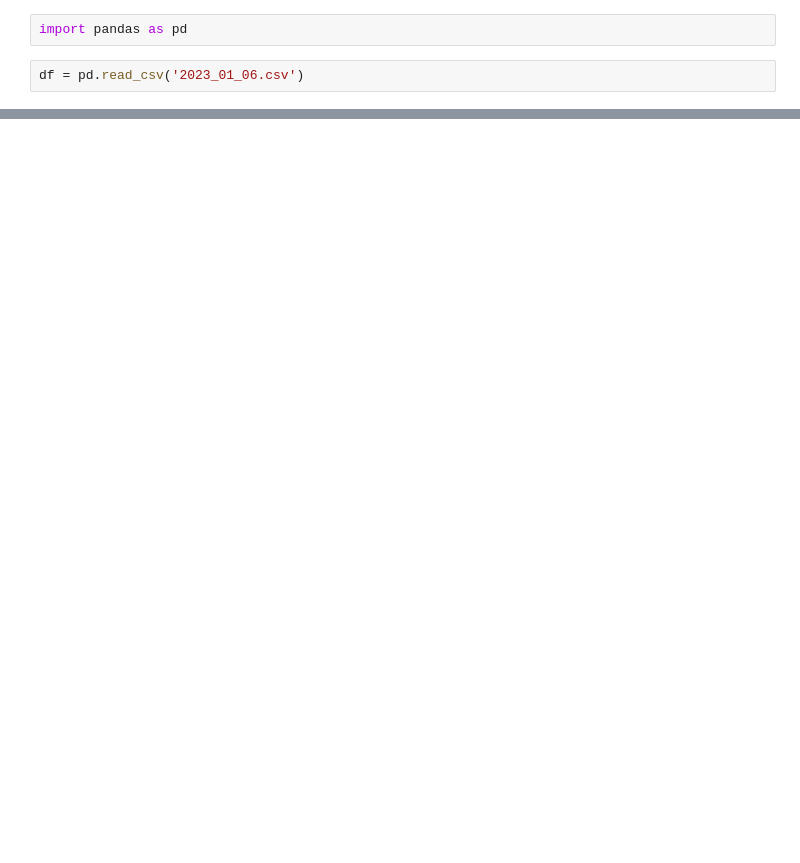
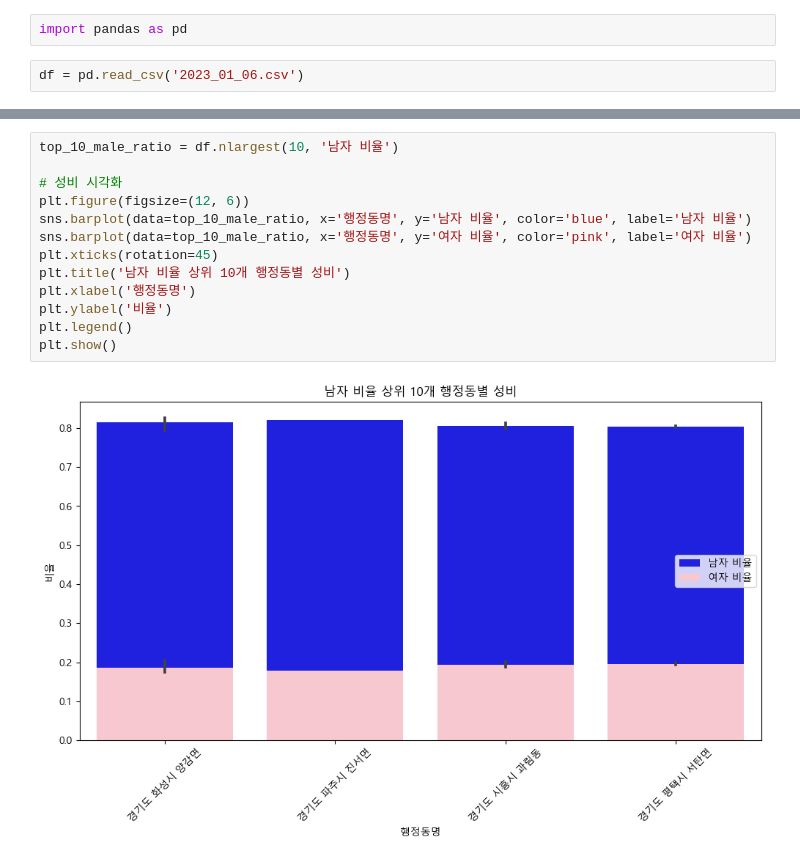
Before and after one commit to Gyuhyeon-Eom/FInal_Project, a Jupyter notebook: Final_proj_gheom2.ipynb, the cells around one changed output, grey strips where cells are left out. Cells and saved outputs as stored; diff of their text form; blank space fills up the shorter version.

```diff
--- a/Final_proj_gheom2.ipynb
+++ b/Final_proj_gheom2.ipynb
@@ -47,0 +32,15 @@ len(final_df)
+# %%
+top_10_male_ratio = df.nlargest(10, '남자 비율')
+
+# 성비 시각화
+plt.figure(figsize=(12, 6))
+sns.barplot(data=top_10_male_ratio, x='행정동명', y='남자 비율', color='blue', label='남자 비율')
+sns.barplot(data=top_10_male_ratio, x='행정동명', y='여자 비율', color='pink', label='여자 비율')
+plt.xticks(rotation=45)
+plt.title('남자 비율 상위 10개 행정동별 성비')
+plt.xlabel('행정동명')
+plt.ylabel('비율')
+plt.legend()
+plt.show()
+# %% [output]
+[figure, added]
```
Also changed, not shown: parts of 17 cells of this notebook.
